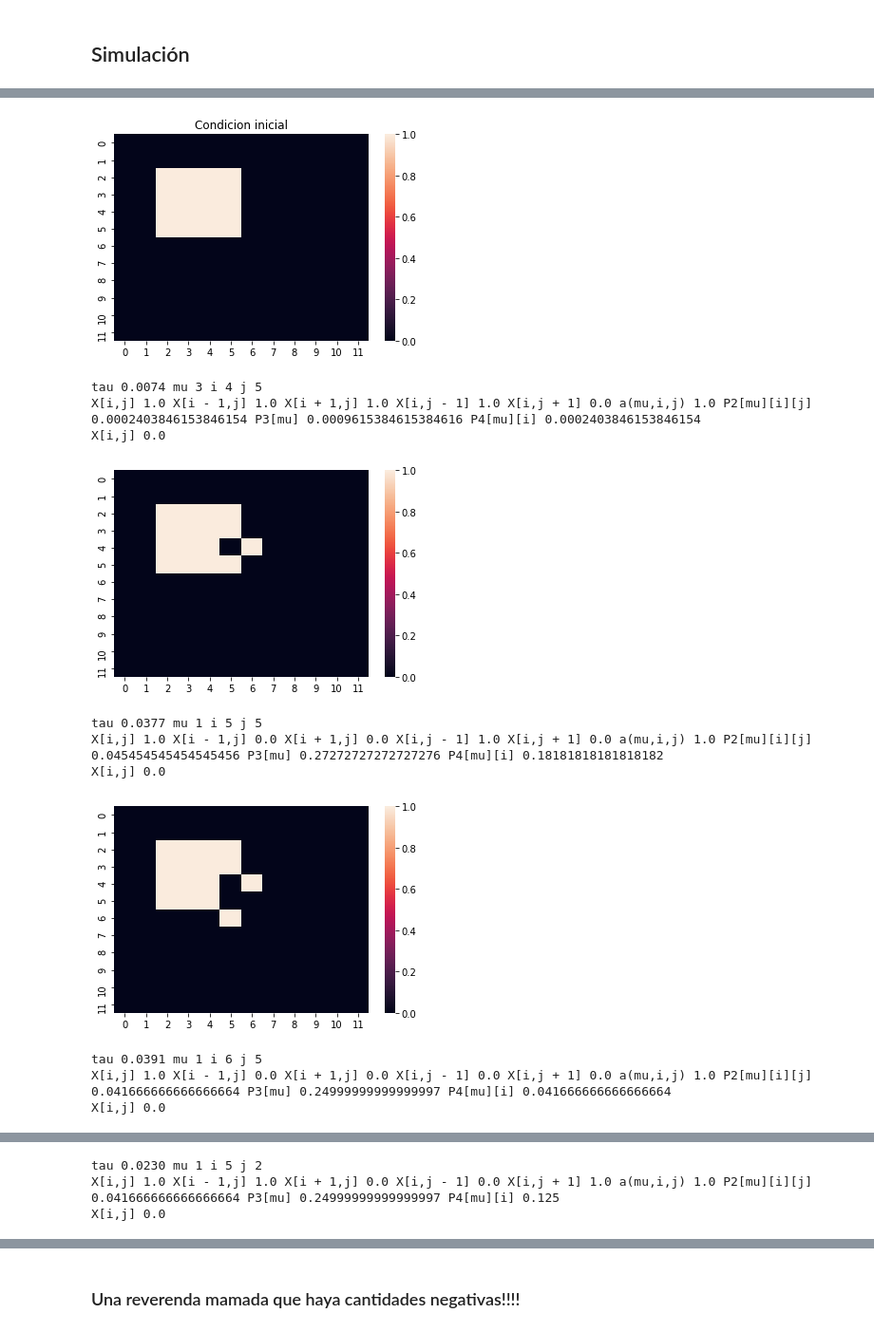
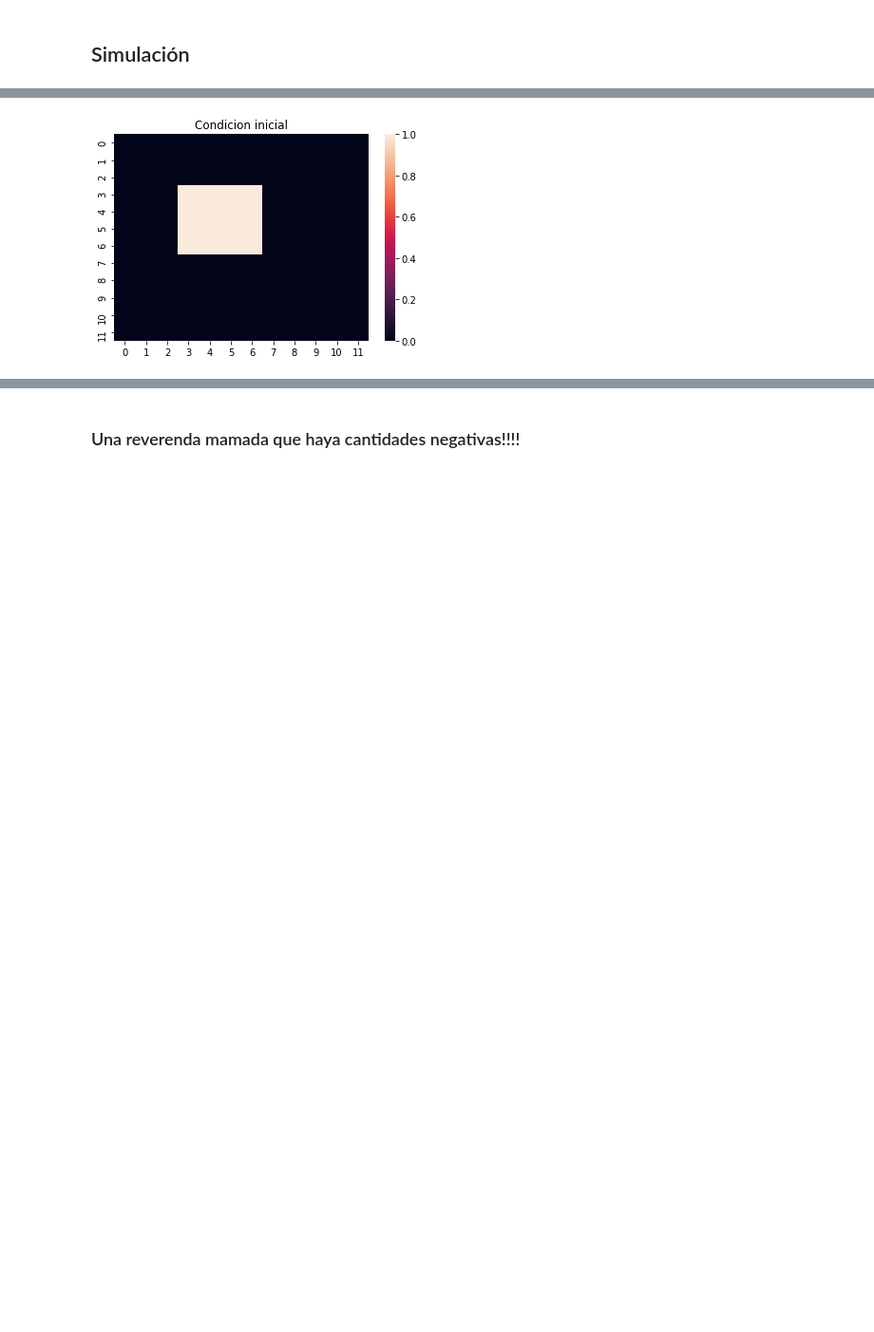
Before and after one commit to AdrianoValdesGomez/Selected-Topics-in-Biophysics, a Jupyter notebook: Notebooks/Gillespie Algorithm (Extension to anisotropic environments).ipynb, the cells around one changed output, grey strips where cells are left out. Shown at 95% size. Saved outputs shown, nothing was run; the diff lists cells and outputs as text; code cells hidden in the pictures; blank space fills up the shorter version.

```diff
--- a/Notebooks/Gillespie Algorithm (Extension to anisotropic environments).ipynb
+++ b/Notebooks/Gillespie Algorithm (Extension to anisotropic environments).ipynb
@@ -353,17 +353,17 @@ def paso_montecarlo(X, a, t, P2, P3, d):
 
     j = fun_j(P4,r4,mu,i)
 
-    print('tau',format(tau, '.4f'),'mu',mu,'i',i,'j',j)
+    #print('tau',format(tau, '.4f'),'mu',mu,'i',i,'j',j)
 
-    print('X[i,j]',X[i][j], 'X[i - 1,j]',X[i - 1][j], 'X[i + 1,j]',X[i + 1][j],#
-          'X[i,j - 1]',X[i][j - 1], 'X[i,j + 1]',X[i][j + 1], 'a(mu,i,j)',a[mu][i][j],#
-          'P2[mu][i][j]',P2[mu][i][j],'P3[mu]',P3[mu], 'P4[mu][i]',P4[i])
+    #print('X[i,j]',X[i][j], 'X[i - 1,j]',X[i - 1][j], 'X[i + 1,j]',X[i + 1][j],#
+    #      'X[i,j - 1]',X[i][j - 1], 'X[i,j + 1]',X[i][j + 1], 'a(mu,i,j)',a[mu][i][j],#
+    #      'P2[mu][i][j]',P2[mu][i][j],'P3[mu]',P3[mu], 'P4[mu][i]',P4[i])
 
     # Actualizamos el vector de concentracion de acuerdo con el proceso elegido
 
     X = fun_act_dif(X, mu, i, j)
 
-    print('X[i,j]',X[i][j])
+    #print('X[i,j]',X[i][j])
 
     # Actualizamos las condiciones de contorno si se actualizo algun punto de la frontera
 
@@ -571,3 +571,11 @@ import time
 X0 = X
 # %% [markdown]
 ## Simulación
+# %%
+def nombre(s):
+    diferencia = 4 - len(str(s))
+    ceros = ''
+    for i in range(diferencia):
+        ceros = ceros + '0'
+    variable = ceros + str(s)
+    return variable
@@ -574,7 +592,7 @@ X0 = X
 # %%
 start_time = time.time()
 
-N_pasos = 100
+N_pasos = 3000
 
 
 d = 10
@@ -583,8 +601,8 @@ d = 10
 
 X0 = np.zeros((d + 2, d + 2))
 
-for i in range(2,6):
-    for j in range(2,6):
+for i in range(3,7):
+    for j in range(3,7):
         X0[i][j] = 1
 
 
@@ -596,6 +614,7 @@ X0 = func_act_CC(X0, d)
 
 sns.heatmap(X0)
 plt.title("Condicion inicial")
+plt.savefig('Gillespie_Dif_{}.png'.format(nombre(0)))
 plt.show()
 
 # Iniciamos los vetores para las propensiones y probabilidades condicionadas
@@ -611,43 +630,35 @@ P4 = np.zeros((102))
 t = 0
 
 # Calculamos las propensiones
 
 a = actualizacion_as(a,X0, d)
 
 # Lista para registrar los momentos de actualizacion
 
 tiempos = [0]
 
 # Calculo de las probabilidades iniciales
 
 P2, P3 = act_probs(a,a0,P2,P3, d)
 
 
 # Bucle Principal Monte Carlo
 
 for i in range(0,N_pasos):
     t, X0, a, P2, P3 = paso_montecarlo(X0, a, t, P2, P3, d)
     tiempos.append(t)
+    fig = plt.figure()
     sns.heatmap(X0)
-    plt.show()
+    fig.savefig('Gillespie_Dif_{}.png'.format(nombre(i+1)))
+    plt.close()
+    #fig.show()
 
 sns.heatmap(X0)
 plt.title("Condicion final")
 plt.show()
 
 tiempo_Sim = (time.time() - start_time)/60.
 
 print("- %s minutos de simulación -" % (tiempo_Sim))
 # %% [output]
-[figure, old version]
+[figure, new version]
-tau 0.0074 mu 3 i 4 j 5
-X[i,j] 1.0 X[i - 1,j] 1.0 X[i + 1,j] 1.0 X[i,j - 1] 1.0 X[i,j + 1] 0.0 a(mu,i,j) 1.0 P2[mu][i][j] 0.0002403846153846154 P3[mu] 0.0009615384615384616 P4[mu][i] 0.0002403846153846154
-X[i,j] 0.0
-[figure, removed]
-tau 0.0377 mu 1 i 5 j 5
-X[i,j] 1.0 X[i - 1,j] 0.0 X[i + 1,j] 0.0 X[i,j - 1] 1.0 X[i,j + 1] 0.0 a(mu,i,j) 1.0 P2[mu][i][j] 0.045454545454545456 P3[mu] 0.27272727272727276 P4[mu][i] 0.18181818181818182
-X[i,j] 0.0
-[figure, removed]
-tau 0.0391 mu 1 i 6 j 5
-X[i,j] 1.0 X[i - 1,j] 0.0 X[i + 1,j] 0.0 X[i,j - 1] 0.0 X[i,j + 1] 0.0 a(mu,i,j) 1.0 P2[mu][i][j] 0.041666666666666664 P3[mu] 0.24999999999999997 P4[mu][i] 0.041666666666666664
-X[i,j] 0.0
@@ -655,3 +664,0 @@ X[i,j] 0.0
-tau 0.0230 mu 1 i 5 j 2
-X[i,j] 1.0 X[i - 1,j] 1.0 X[i + 1,j] 0.0 X[i,j - 1] 0.0 X[i,j + 1] 1.0 a(mu,i,j) 1.0 P2[mu][i][j] 0.041666666666666664 P3[mu] 0.24999999999999997 P4[mu][i] 0.125
-X[i,j] 0.0
```
Also changed, not shown: parts of 5 cells of this notebook.
